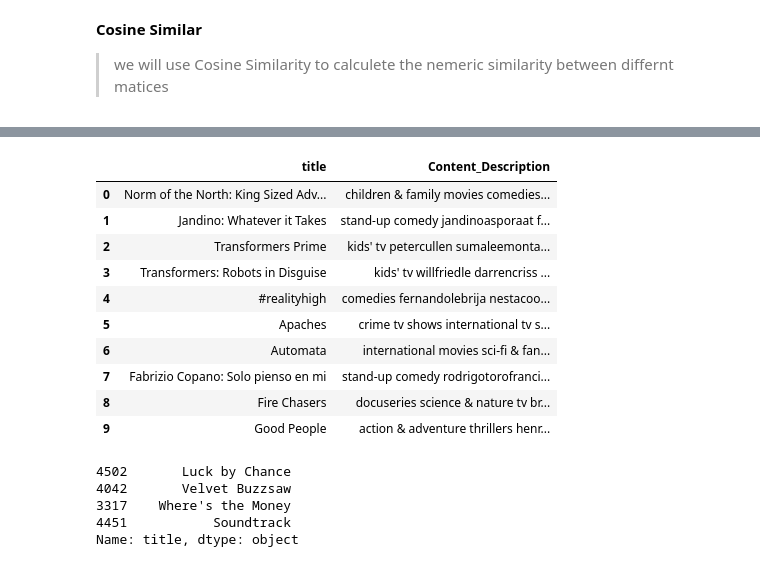
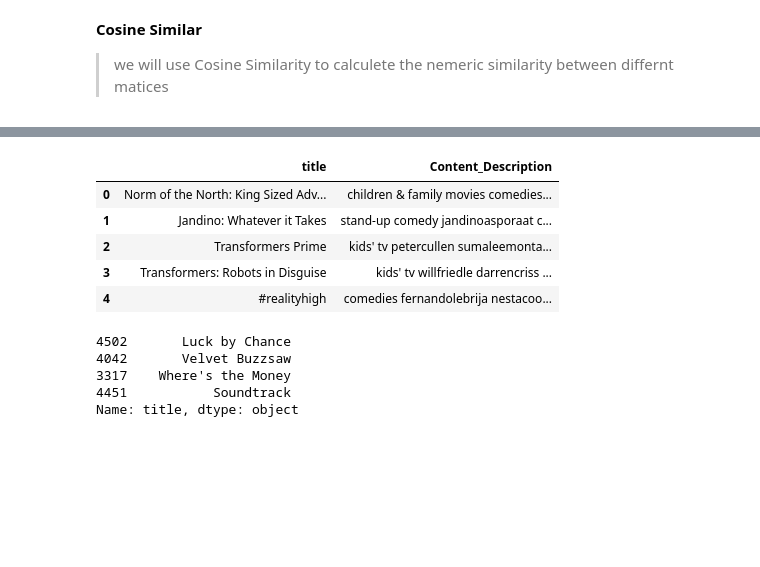
Before and after one commit to ShamsulAbedin/CA683I, a Jupyter notebook: Shamsul_Abedin_CA683I_ID19215008_Netflix_Movie.ipynb, the cells around one changed output, grey strips where cells are left out. Drawn from its saved outputs; the diff is of its cells as text; code cells hidden in the pictures; blank space fills up the shorter version.

```diff
--- a/Shamsul_Abedin_CA683I_ID19215008_Netflix_Movie.ipynb
+++ b/Shamsul_Abedin_CA683I_ID19215008_Netflix_Movie.ipynb
@@ -179,4 +192,0 @@ df[duplicate_entry]
-# %%
-df=df.drop_duplicates(['title','country','type','release_year'])
-# %%
-df=df.drop('show_id',axis=1)
@@ -491,19 +534,14 @@ for index,row in new_df.iterrows():
 
 mydf = new_df[['title','Content_Description']]
 # %%
-mydf.head(10)
+mydf.head()
 # %% [output]
 |  | title | Content_Description |
 | 0 | Norm of the North: King Sized Adv... | children & family movies comedies... |
-| 1 | Jandino: Whatever it Takes | stand-up comedy jandinoasporaat f... |
+| 1 | Jandino: Whatever it Takes | stand-up comedy jandinoasporaat c... |
 | 2 | Transformers Prime | kids' tv petercullen sumaleemonta... |
 | 3 | Transformers: Robots in Disguise | kids' tv willfriedle darrencriss ... |
 | 4 | #realityhigh | comedies fernandolebrija nestacoo... |
-| 5 | Apaches | crime tv shows international tv s... |
-| 6 | Automata | international movies sci-fi & fan... |
-| 7 | Fabrizio Copano: Solo pienso en mi | stand-up comedy rodrigotorofranci... |
-| 8 | Fire Chasers | docuseries science & nature tv br... |
-| 9 | Good People | action & adventure thrillers henr... |
 # %%
 get_recommendations('Good People', 5)
 # %% [output]
```
Also changed, not shown: parts of 28 cells of this notebook.
